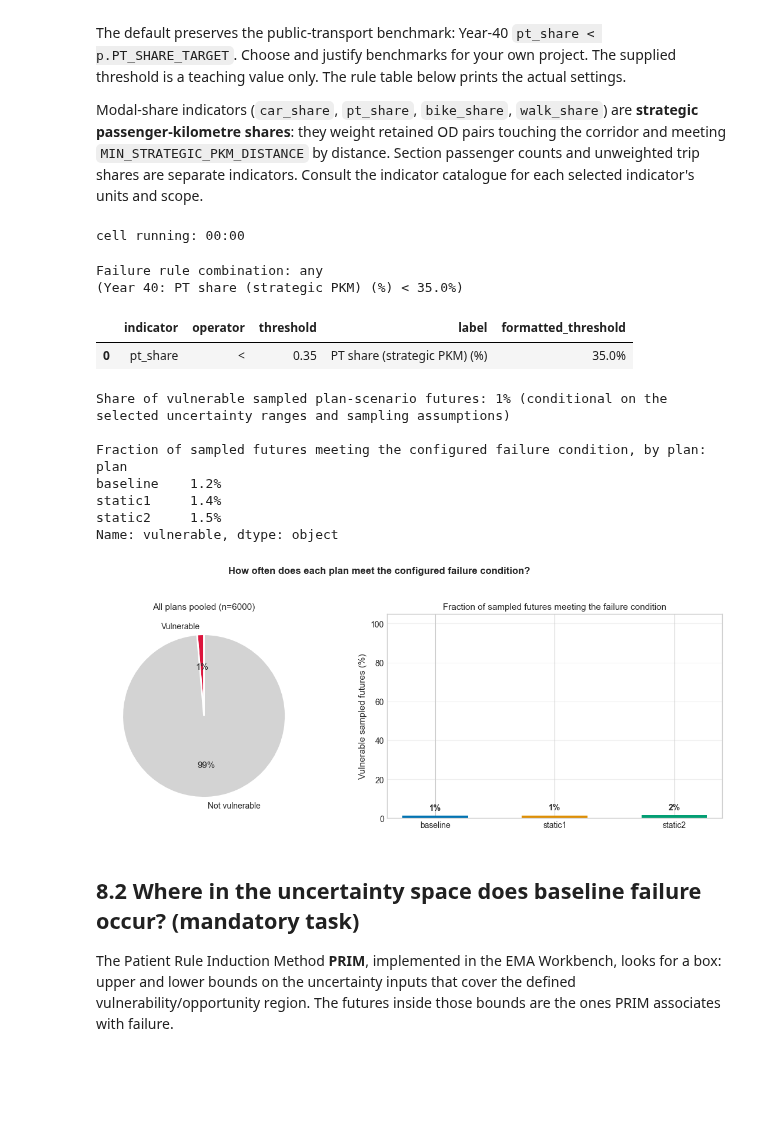
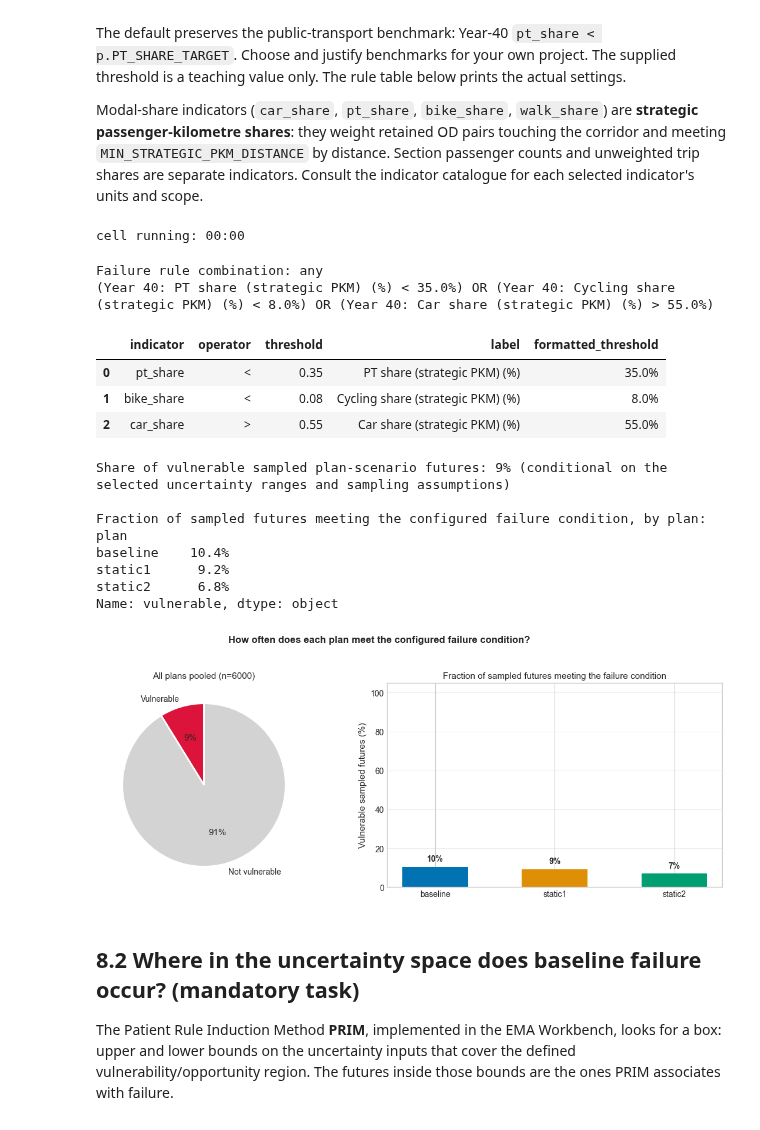
Before and after one commit to sebischoff/IP-HS26-MehrSpur-CaseStudy, a Jupyter notebook: notebooks/03_uncertainty_modeling.ipynb, the cells around one changed output. Cells and saved outputs as stored; diff of their text form; code cells hidden in the pictures; blank space fills up the shorter version.

```diff
--- a/notebooks/03_uncertainty_modeling.ipynb
+++ b/notebooks/03_uncertainty_modeling.ipynb
@@ -2437,6 +2437,8 @@ Modal-share indicators (`car_share`, `pt_share`, `bike_share`, `walk_share`) are
 # Edit these failure rules; indicator keys and units come from the catalogue.
 VULNERABILITY_RULES = [
     {"indicator": "pt_share", "operator": "<", "threshold": float(p.PT_SHARE_TARGET)},
+    {"indicator": "bike_share", "operator": "<", "threshold": float(p.BIKE_SHARE_TARGET)},
+    {"indicator": "car_share", "operator": ">", "threshold": float(p.CAR_SHARE_TARGET)},
 ]
 VULNERABILITY_MATCH = "any"  # "any": at least one rule; "all": every rule.
 
@@ -2461,7 +2463,7 @@ for number, rule in enumerate(VULNERABILITY_RULES, start=1):
     key, comparison = rule["indicator"], rule["operator"]
     if not isinstance(key, str):
         raise ValueError(f"Failure rule {number}: indicator must be a catalogue key string.")
-    select_indicators([key], frame=df_plan, year="y40", required=True)
+        select_indicators([key], frame=df_plan, year="y40", required=True)
     if not isinstance(comparison, str) or comparison not in _failure_operators:
         raise ValueError(f"Failure rule {number}: operator must be one of {list(_failure_operators)}.")
     try:
@@ -2514,39 +2516,41 @@ axes[0].pie([pie_vals[i] for i in active_indices],
 axes[0].set_title(f"All plans pooled (n={len(df_plan)})", fontsize=11)
 
 bars = axes[1].bar(STATIC_PLANS, fail_by_plan.values * 100,
                    color=[PLAN_COLORS[key] for key in STATIC_PLANS], width=0.55)
 for bar, value in zip(bars, fail_by_plan.values):
     axes[1].text(bar.get_x() + bar.get_width() / 2, bar.get_height() + 2.0,
                  f"{value:.0%}", ha="center", va="bottom", fontsize=10, fontweight="bold")
 axes[1].set_ylim(0, 105)
 axes[1].set_ylabel("Vulnerable sampled futures (%)")
 axes[1].set_title("Fraction of sampled futures meeting the failure condition", fontsize=11)
 axes[1].grid(axis="y", alpha=0.3)
 plt.suptitle("How often does each plan meet the configured failure condition?",
              fontsize=12, fontweight="bold", y=1.03)
 plt.tight_layout()
 exports.save_outputs(Path(FIGURES_DIR / "03_vulnerability_by_plan.png").stem, figure=plt.gcf())
 exports.save_outputs("03_vulnerability_by_plan", tables={"": fail_by_plan.rename("failure_fraction")})
 exports.save_outputs("03_vulnerability_cases", tables={"": df_plan})
 plt.show()
 
 # Defaults also support skipping the optional PRIM fit.
 base_df = df_plan[df_plan["plan"] == "baseline"]
 # %% [output]
 cell running: 00:00
 Failure rule combination: any
-(Year 40: PT share (strategic PKM) (%) < 35.0%)
+(Year 40: PT share (strategic PKM) (%) < 35.0%) OR (Year 40: Cycling share (strategic PKM) (%) < 8.0%) OR (Year 40: Car share (strategic PKM) (%) > 55.0%)
 |  | indicator | operator | threshold | label | formatted_threshold |
 | 0 | pt_share | < | 0.35 | PT share (strategic PKM) (%) | 35.0% |
+| 1 | bike_share | < | 0.08 | Cycling share (strategic PKM) (%) | 8.0% |
+| 2 | car_share | > | 0.55 | Car share (strategic PKM) (%) | 55.0% |
-Share of vulnerable sampled plan-scenario futures: 1% (conditional on the selected uncertainty ranges and sampling assumptions)
+Share of vulnerable sampled plan-scenario futures: 9% (conditional on the selected uncertainty ranges and sampling assumptions)
 
 Fraction of sampled futures meeting the configured failure condition, by plan:
 plan
-baseline    1.2%
-static1     1.4%
-static2     1.5%
+baseline    10.4%
+static1      9.2%
+static2      6.8%
 Name: vulnerable, dtype: object
-[figure, old version]
+[figure, new version]
 # %% [markdown]
 ## 8.2 Where in the uncertainty space does baseline failure occur? (mandatory task)
 
```
Also changed, not shown: parts of 29 cells of this notebook, 3 other files.
